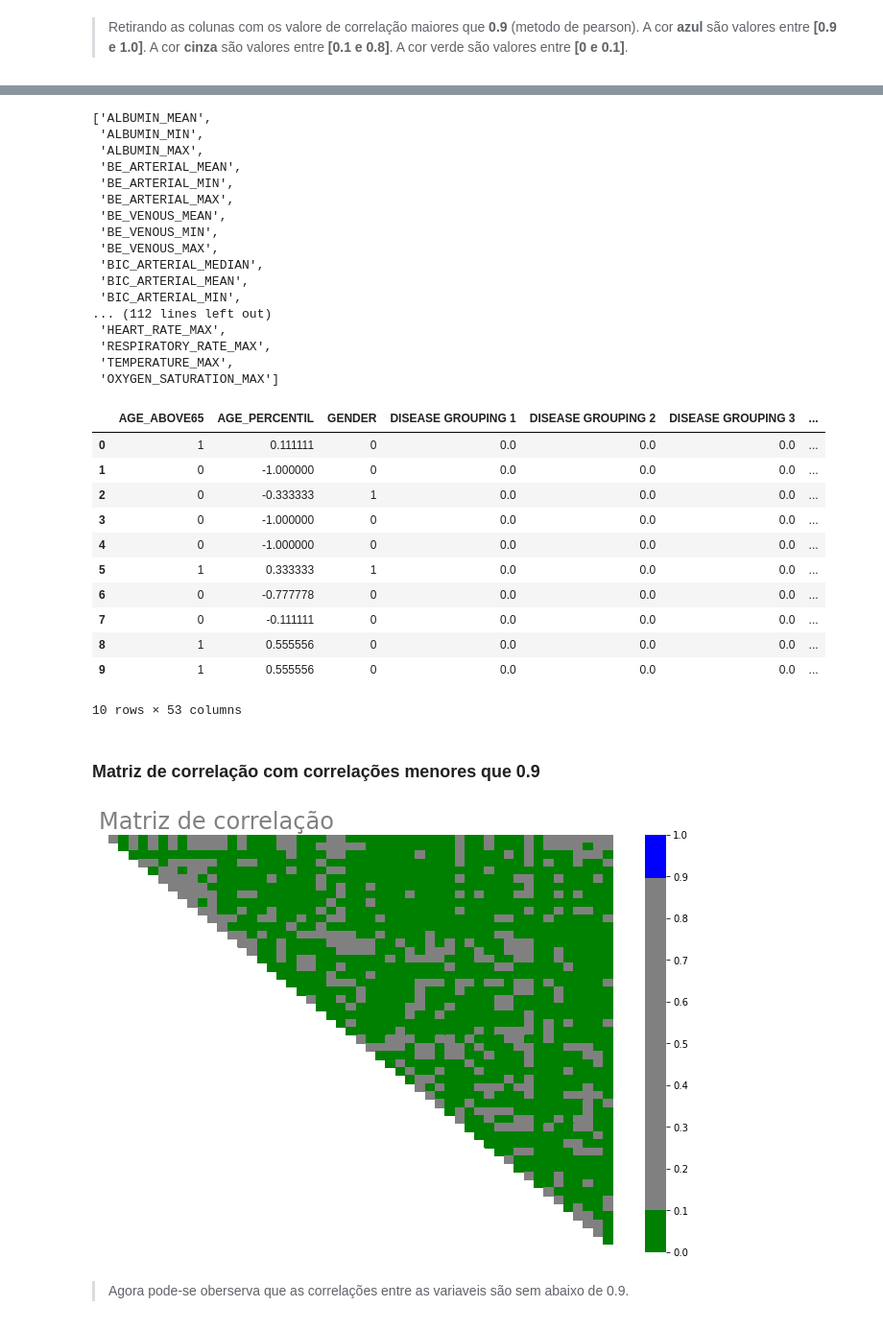
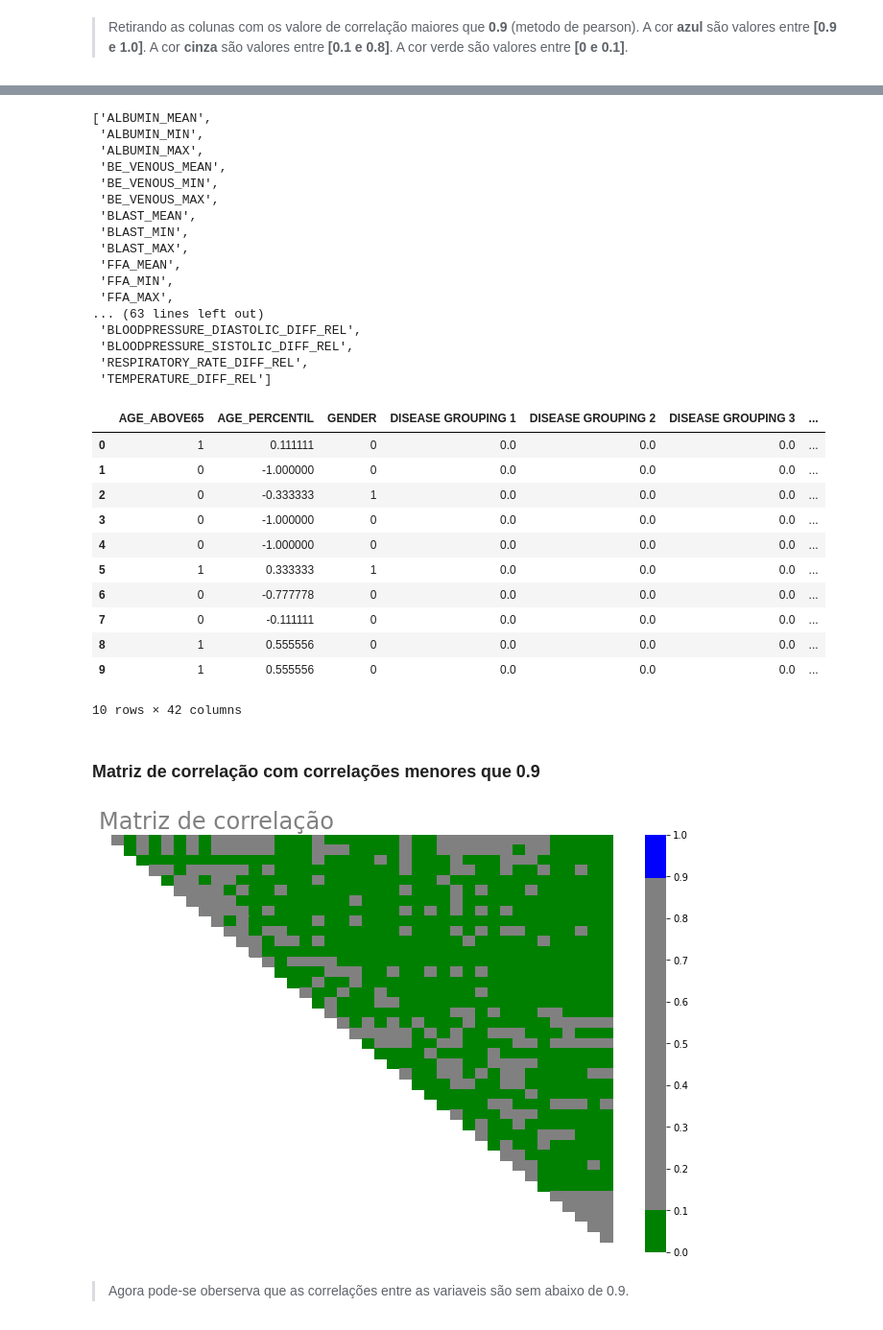
Before and after one commit to HenriqueCCdA/BC_DS_Projeto_Final, a Jupyter notebook: Notebooks/Exploratorios/selecao_variaveis.ipynb, the cells around one changed output, grey strips where cells are left out. Shown at 96% size. Cells and saved outputs as stored; diff of their text form; code cells hidden in the pictures.

```diff
--- a/Notebooks/Exploratorios/selecao_variaveis.ipynb
+++ b/Notebooks/Exploratorios/selecao_variaveis.ipynb
@@ -29,7 +29,7 @@ from src.selecao_vars import remove_coor_valor_de_corte
 ## 3.1) Importando os dados
 # %%
 path = "https://raw.githubusercontent.com/HenriqueCCdA/BC_DS_Projeto_Final/main/Dados/Tratados/dados_tratados_por_paciente.csv"
-
+path = "../../Dados/Tratados/dados_tratados_por_paciente.csv"
 dados = pd.read_csv(path)
 dados.head(n=5)
 # %% [output]
@@ -98,6 +98,6 @@ plota_matriz_correlacao(dados, matriz='upper')
 # %% [markdown]
 > Retirando as colunas com os valore de correlação maiores que **0.9** (metodo de pearson). A cor **azul** são valores entre **[0.9 e 1.0]**. A cor **cinza** são valores entre **[0.1 e 0.8]**. A cor verde são valores entre **[0 e 0.1]**.
 # %%
-dados_sem_coor_acima_do_valor_de_corte, colunas_exluidas = remove_coor_valor_de_corte(dados, 0.90)
+dados_sem_corr_acima_do_valor_de_corte, colunas_exluidas = remove_corr_valor_de_corte(dados, 0.90)
 print(f'{len(colunas_exluidas)} a coluna exluidas foram')
 # %% [output]
@@ -108,22 +108,22 @@ colunas_exluidas
 ['ALBUMIN_MEAN',
  'ALBUMIN_MIN',
  'ALBUMIN_MAX',
- 'BE_ARTERIAL_MEAN',
- 'BE_ARTERIAL_MIN',
- 'BE_ARTERIAL_MAX',
  'BE_VENOUS_MEAN',
  'BE_VENOUS_MIN',
  'BE_VENOUS_MAX',
- 'BIC_ARTERIAL_MEDIAN',
- 'BIC_ARTERIAL_MEAN',
- 'BIC_ARTERIAL_MIN',
-... (112 lines left out)
- 'HEART_RATE_MAX',
- 'RESPIRATORY_RATE_MAX',
- 'TEMPERATURE_MAX',
- 'OXYGEN_SATURATION_MAX']
+ 'BLAST_MEAN',
+ 'BLAST_MIN',
+ 'BLAST_MAX',
+ 'FFA_MEAN',
+ 'FFA_MIN',
+ 'FFA_MAX',
+... (63 lines left out)
+ 'BLOODPRESSURE_DIASTOLIC_DIFF_REL',
+ 'BLOODPRESSURE_SISTOLIC_DIFF_REL',
+ 'RESPIRATORY_RATE_DIFF_REL',
+ 'TEMPERATURE_DIFF_REL']
 # %%
-dados_sem_coor_acima_do_valor_de_corte.head(n=10)
+dados_sem_corr_acima_do_valor_de_corte.head(n=10)
 # %% [output]
 |  | AGE_ABOVE65 | AGE_PERCENTIL | GENDER | DISEASE GROUPING 1 | DISEASE GROUPING 2 | DISEASE GROUPING 3 | ... |
 | 0 | 1 | 0.111111 | 0 | 0.0 | 0.0 | 0.0 | ... |
@@ -136,13 +136,13 @@ dados_sem_coor_acima_do_valor_de_corte.head(n=10)
 | 7 | 0 | -0.111111 | 0 | 0.0 | 0.0 | 0.0 | ... |
 | 8 | 1 | 0.555556 | 0 | 0.0 | 0.0 | 0.0 | ... |
 | 9 | 1 | 0.555556 | 0 | 0.0 | 0.0 | 0.0 | ... |
-10 rows × 53 columns
+10 rows × 42 columns
 # %% [markdown]
 ### Matriz de correlação com correlações menores que 0.9
 # %%
-plota_matriz_correlacao(dados_sem_coor_acima_do_valor_de_corte, matriz='upper')
+plota_matriz_correlacao(dados_sem_corr_acima_do_valor_de_corte, matriz='upper')
 # %% [output]
-[figure, old version]
+[figure, new version]
 # %% [markdown]
 > Agora pode-se oberserva que as correlações entre as variaveis são sem abaixo de 0.9.
 # %%
```
Also changed, not shown: parts of 12 cells of this notebook, 14 other files.
